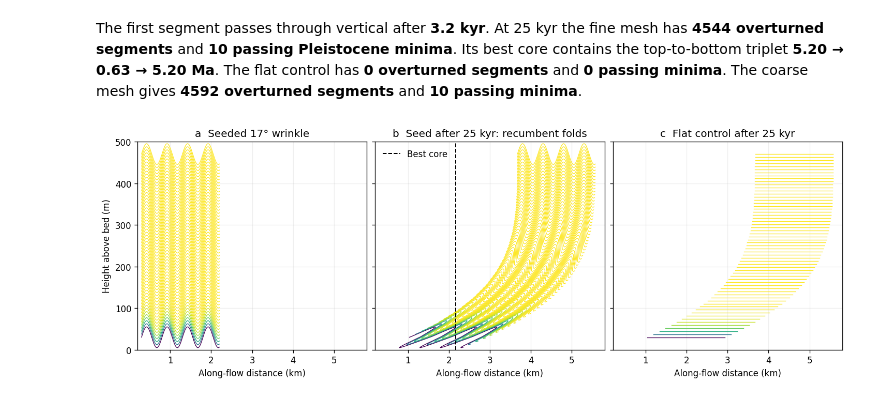
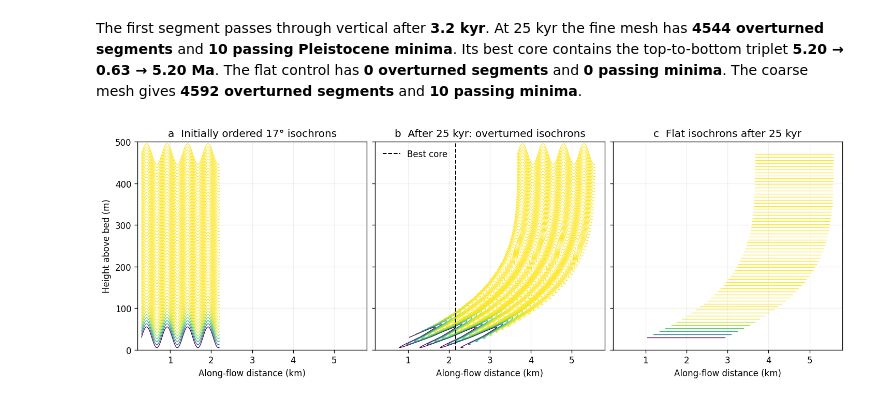
Before and after one commit to bradlipovsky/allan-hills-stratigraphy, a Jupyter notebook: notebooks/full_stokes_waddington_fold.ipynb, the cells around one changed output. Cells and saved outputs as stored; diff of their text form; code cells hidden in the pictures.

```diff
--- a/notebooks/full_stokes_waddington_fold.ipynb
+++ b/notebooks/full_stokes_waddington_fold.ipynb
@@ -17,6 +17,8 @@ The thickness and speed are plausible orders of magnitude for slow Antarctic ice
 # %%
 import logging
 import warnings
+from pathlib import Path
+from pathlib import Path
 warnings.filterwarnings("ignore", message="Unable to import recommended hash.*")
 warnings.filterwarnings("ignore", message="IProgress not found.*")
 
@@ -28,6 +30,10 @@ import firedrake as fd
 logging.getLogger("tsfc").setLevel(logging.ERROR)
 
 plt.rcParams.update({"figure.dpi": 120, "axes.grid": True, "grid.alpha": 0.2})
+figure_directory = Path("figures")
+figure_directory.mkdir(exist_ok=True)
+figure_directory = Path("figures")
+figure_directory.mkdir(exist_ok=True)
 
 L, H = 6_000.0, 500.0             # m
 RHO, G, ALPHA = 917.0, 9.81, 0.03
@@ -289,21 +295,22 @@ The first segment passes through vertical after **3.2 kyr**. At 25 kyr the fine
 # %%
 colors = plt.cm.viridis_r((LAYER_AGES - LAYER_AGES.min()) / np.ptp(LAYER_AGES))
 fig, axes = plt.subplots(1, 3, figsize=(12, 4.1), sharey=True, constrained_layout=True)
 for row, color in enumerate(colors):
     axes[0].plot(fine_fold["initial_x"][row] / 1000, fine_fold["initial_z"][row], color=color, lw=0.8)
     axes[1].plot(fine_fold["x"][row] / 1000, fine_fold["z"][row], color=color, lw=0.8)
     axes[2].plot(fine_flat["x"][row] / 1000, fine_flat["z"][row], color=color, lw=0.8)
 axes[1].axvline(fine_core["x"] / 1000, color="black", ls="--", lw=1.2, label="Best core")
 axes[1].legend(frameon=False)
-axes[0].set_title("a  Seeded 17° wrinkle")
-axes[1].set_title("b  Seed after 25 kyr: recumbent folds")
-axes[2].set_title("c  Flat control after 25 kyr")
+axes[0].set_title("a  Initially ordered 17° isochrons")
+axes[1].set_title("b  After 25 kyr: overturned isochrons")
+axes[2].set_title("c  Flat isochrons after 25 kyr")
 for axis in axes:
     axis.set(xlabel="Along-flow distance (km)", xlim=(0.2, 5.8), ylim=(0, H))
 axes[0].set_ylabel("Height above bed (m)")
+fig.savefig(figure_directory / "full_stokes_overturning_sequence.png", dpi=220)
 plt.show()
 # %% [output]
-[figure, old version]
+[figure, new version]
 # %%
 intersections = fine_core["intersections"]
 heights = np.array([item[0] for item in intersections])
```
Also changed, not shown: parts of 3 cells of this notebook, 4 other files.
